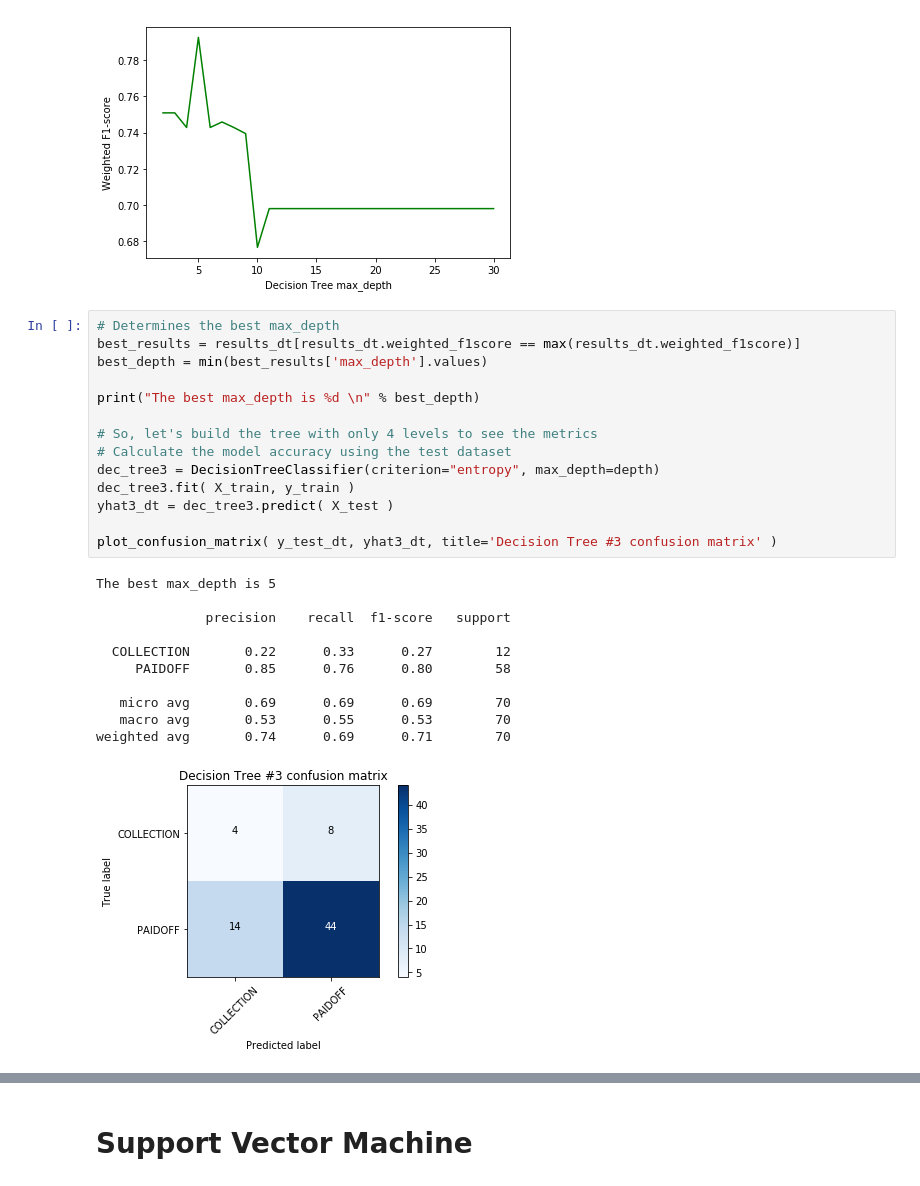
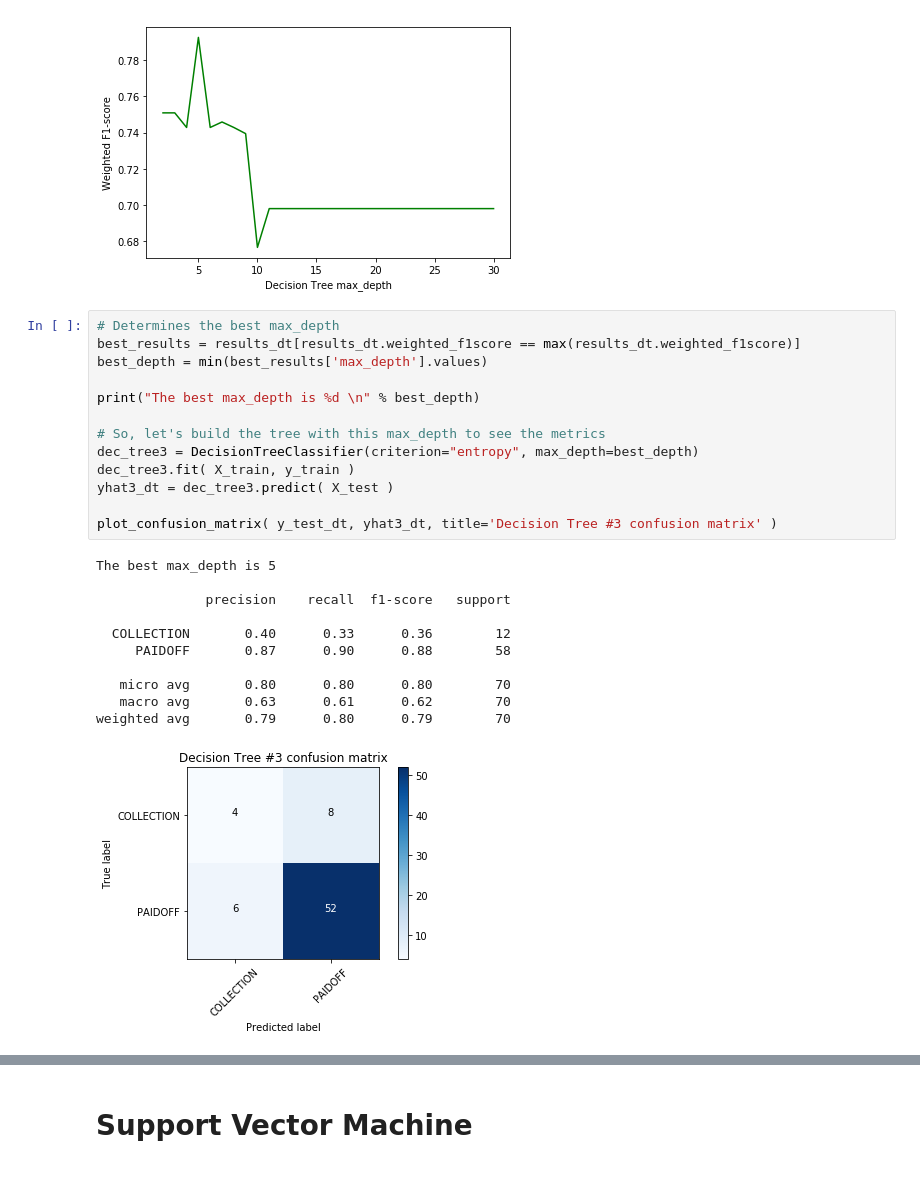
Before and after one commit to rcmtavares/coursera-capstone-project, a Jupyter notebook: ML0101EN final project.ipynb, the cells around one changed output, grey strips where cells are left out. Drawn from its saved outputs; the diff is of its cells as text.

Commit message:
Completed notebook with the Report for the test set

```diff
--- a/ML0101EN final project.ipynb
+++ b/ML0101EN final project.ipynb
@@ -593,26 +591,25 @@ plt.show()
 # %%
 # Determines the best max_depth
 best_results = results_dt[results_dt.weighted_f1score == max(results_dt.weighted_f1score)]
 best_depth = min(best_results['max_depth'].values)
 
 print("The best max_depth is %d \n" % best_depth)
 
-# So, let's build the tree with only 4 levels to see the metrics
-# Calculate the model accuracy using the test dataset
-dec_tree3 = DecisionTreeClassifier(criterion="entropy", max_depth=depth)
+# So, let's build the tree with this max_depth to see the metrics
+dec_tree3 = DecisionTreeClassifier(criterion="entropy", max_depth=best_depth)
 dec_tree3.fit( X_train, y_train )
 yhat3_dt = dec_tree3.predict( X_test )
 
 plot_confusion_matrix( y_test_dt, yhat3_dt, title='Decision Tree #3 confusion matrix' )
 # %% [output]
 The best max_depth is 5
 
               precision    recall  f1-score   support
 
-  COLLECTION       0.22      0.33      0.27        12
-     PAIDOFF       0.85      0.76      0.80        58
+  COLLECTION       0.40      0.33      0.36        12
+     PAIDOFF       0.87      0.90      0.88        58
 
-   micro avg       0.69      0.69      0.69        70
-   macro avg       0.53      0.55      0.53        70
-weighted avg       0.74      0.69      0.71        70
+   micro avg       0.80      0.80      0.80        70
+   macro avg       0.63      0.61      0.62        70
+weighted avg       0.79      0.80      0.79        70
-[figure, old version]
+[figure, new version]
```
Also changed, not shown: parts of 24 cells of this notebook.
